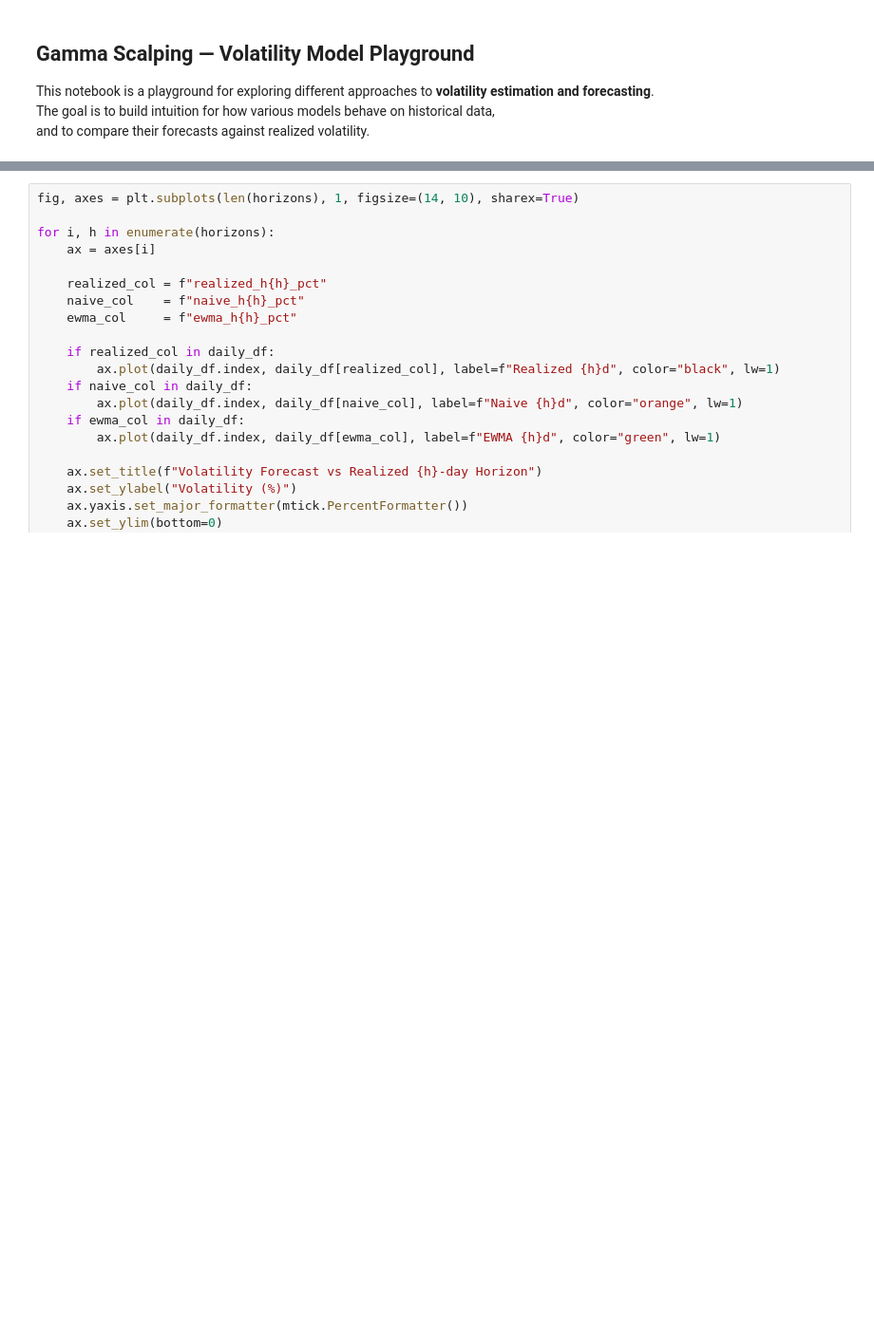
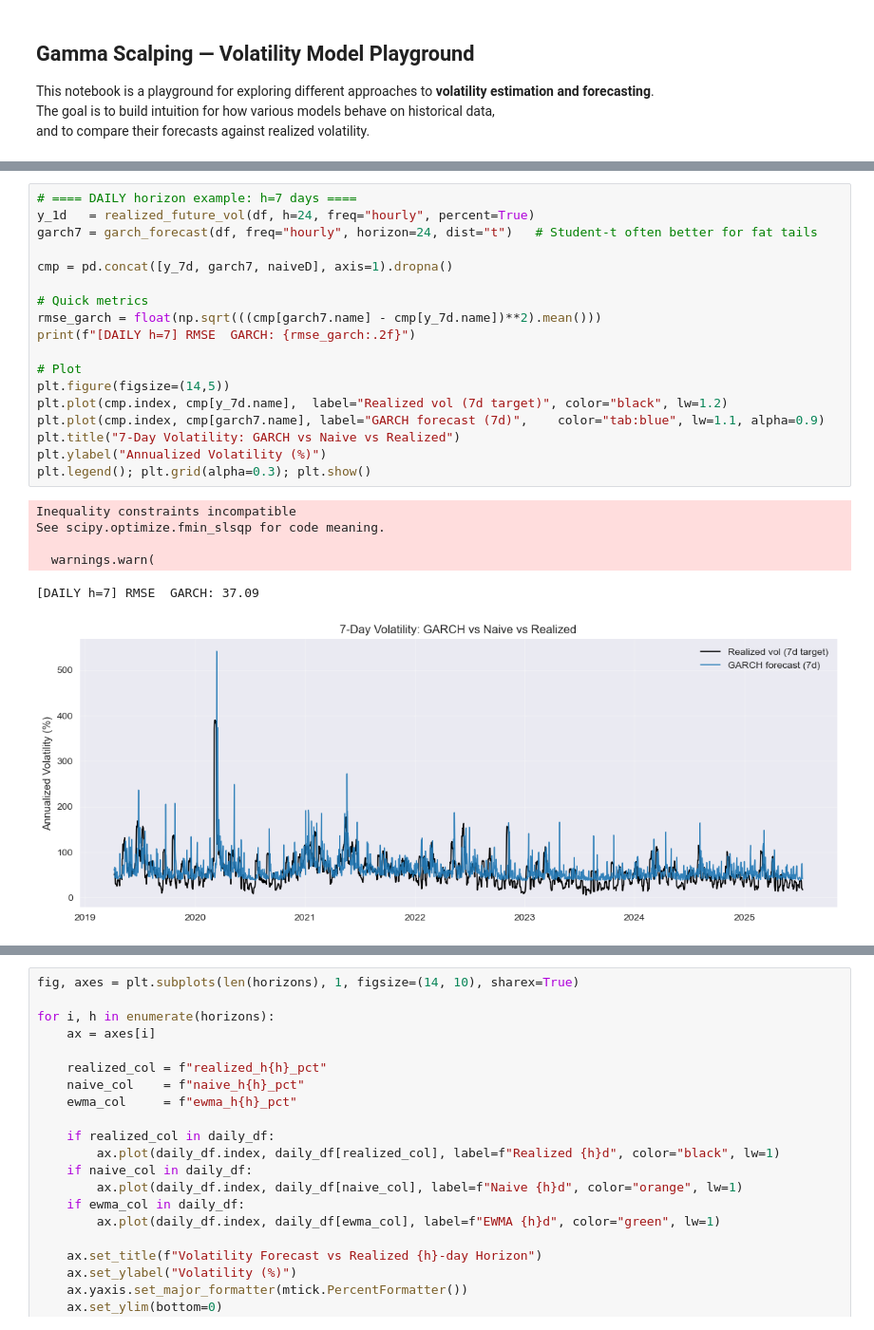
Before and after one commit to QuanTUMunich/GammaScalping, a Jupyter notebook: notebooks/volatility_inspection.ipynb, the cells around one changed output, grey strips where cells are left out. Shown at 95% size. Saved outputs shown, nothing was run; the diff lists cells and outputs as text; blank space fills up the shorter version.

```diff
--- a/notebooks/volatility_inspection.ipynb
+++ b/notebooks/volatility_inspection.ipynb
@@ -121,3 +232,28 @@ Last vol: 28.37%
+# %%
+# ==== DAILY horizon example: h=7 days ====
+y_1d   = realized_future_vol(df, h=24, freq="hourly", percent=True)
+garch7 = garch_forecast(df, freq="hourly", horizon=24, dist="t")   # Student-t often better for fat tails
+
+cmp = pd.concat([y_7d, garch7, naiveD], axis=1).dropna()
+
+# Quick metrics
+rmse_garch = float(np.sqrt(((cmp[garch7.name] - cmp[y_7d.name])**2).mean()))
+print(f"[DAILY h=7] RMSE  GARCH: {rmse_garch:.2f}")
+
+# Plot
+plt.figure(figsize=(14,5))
+plt.plot(cmp.index, cmp[y_7d.name],  label="Realized vol (7d target)", color="black", lw=1.2)
+plt.plot(cmp.index, cmp[garch7.name], label="GARCH forecast (7d)",    color="tab:blue", lw=1.1, alpha=0.9)
+plt.title("7-Day Volatility: GARCH vs Naive vs Realized")
+plt.ylabel("Annualized Volatility (%)")
+plt.legend(); plt.grid(alpha=0.3); plt.show()
+# %% [output]
+Inequality constraints incompatible
+See scipy.optimize.fmin_slsqp for code meaning.
+
+  warnings.warn(
+[DAILY h=7] RMSE  GARCH: 37.09
+[figure, added]
 # %% [markdown]
 ### Testing the simple forecasts (Naive & EWMA)
 
```
Also changed, not shown: parts of 15 cells of this notebook.
